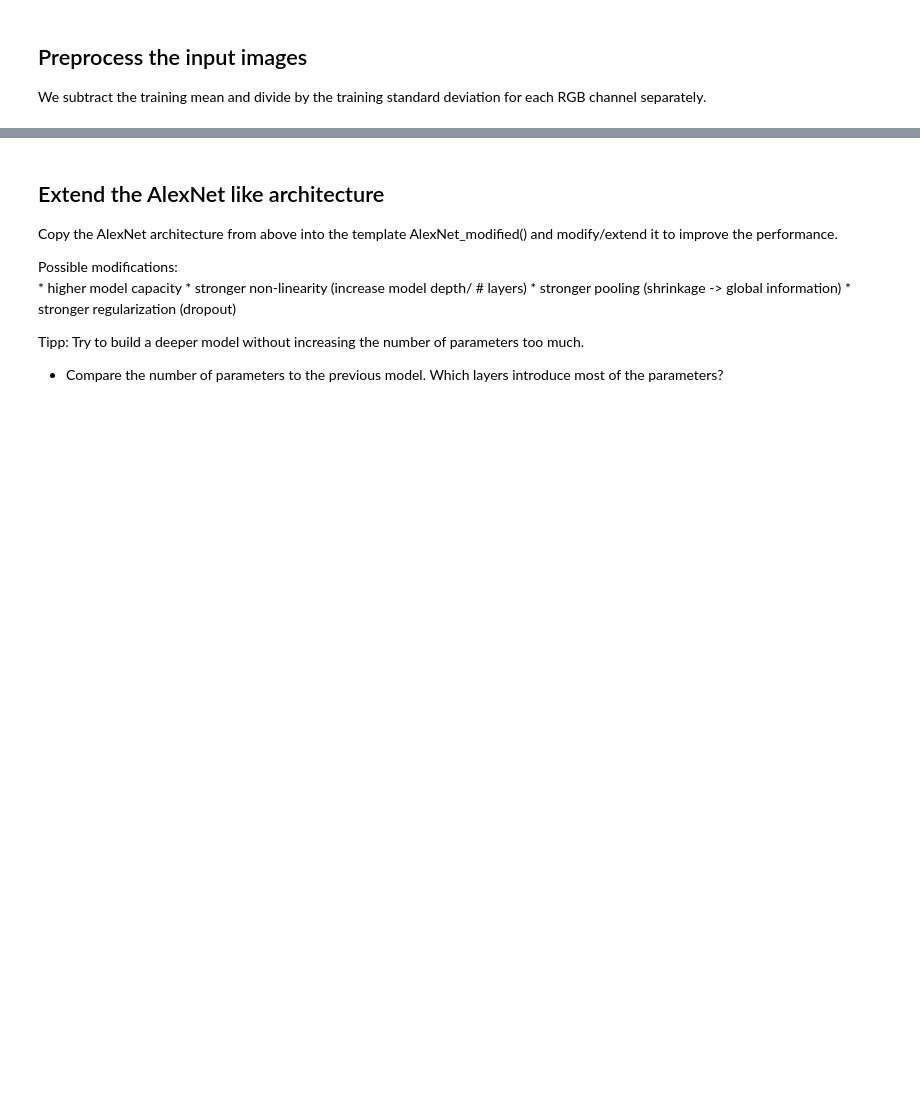
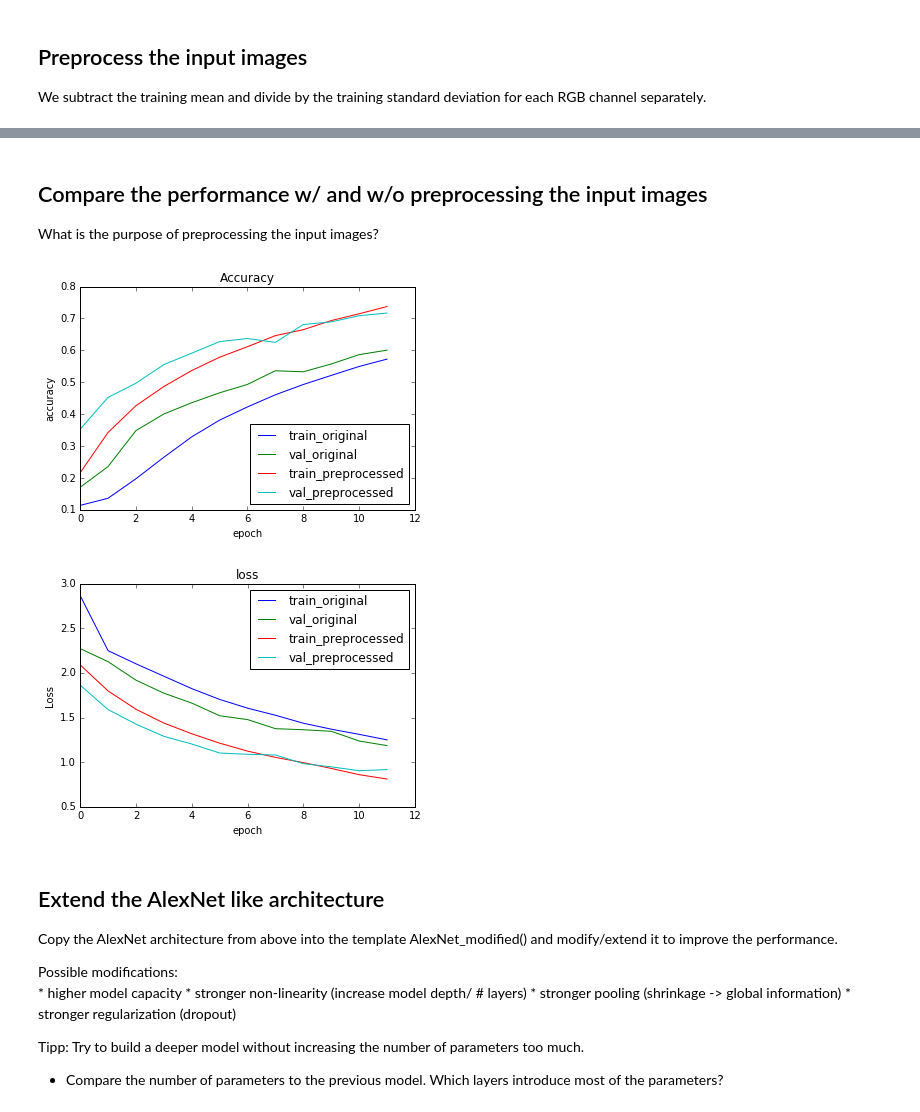
Before and after one commit to langnico/DL_tutorial, a Jupyter notebook: CNN_tutorial_solution.ipynb, the cells around one changed output, grey strips where cells are left out. Saved outputs shown, nothing was run; the diff lists cells and outputs as text; code cells hidden in the pictures; blank space fills up the shorter version.

```diff
--- a/CNN_tutorial_solution.ipynb
+++ b/CNN_tutorial_solution.ipynb
@@ -484,3 +495,40 @@ Summary: Loss over the test dataset: 0.83, Accuracy: 0.73
+# %% [markdown]
+## Compare the performance w/ and w/o preprocessing the input images
+
+What is the purpose of preprocessing the input images?
+# %%
+# collect all histories and plot all curves in same figure
+# comment: we skipt the result on the original data, as the model performance was poor
+
+history_list = [history_original, history_preprocessed]
+legend_suffix_list = ['original', 'preprocessed']
+
+# plot accuracy curves
+acc_legend = []
+for history, legend_suffix in zip(history_list, legend_suffix_list):
+    plt.plot(history.history['acc'])
+    plt.plot(history.history['val_acc'])
+    plt.title('Accuracy')
+    plt.ylabel('accuracy')
+    plt.xlabel('epoch')
+    acc_legend += ['train_'+legend_suffix, 'val_'+legend_suffix]
+plt.legend(acc_legend, loc='lower right')
+plt.show()
+
+# plot loss curves
+loss_legend = []
+for history, legend_suffix in zip(history_list, legend_suffix_list):
+    plt.plot(history.history['loss'])
+    plt.plot(history.history['val_loss'])
+    plt.title('loss')
+    plt.ylabel('Loss')
+    plt.xlabel('epoch')
+    loss_legend += ['train_'+legend_suffix, 'val_'+legend_suffix]
+plt.legend(loss_legend, loc='upper right')
+plt.show()
+# %% [output]
+[figure, added]
+[figure, added]
 # %% [markdown]
 ## Extend the AlexNet like architecture
 Copy the AlexNet architecture from above into the template AlexNet_modified() and modify/extend it to improve the performance.
```
Also changed, not shown: parts of 13 cells of this notebook, 1 other file.
